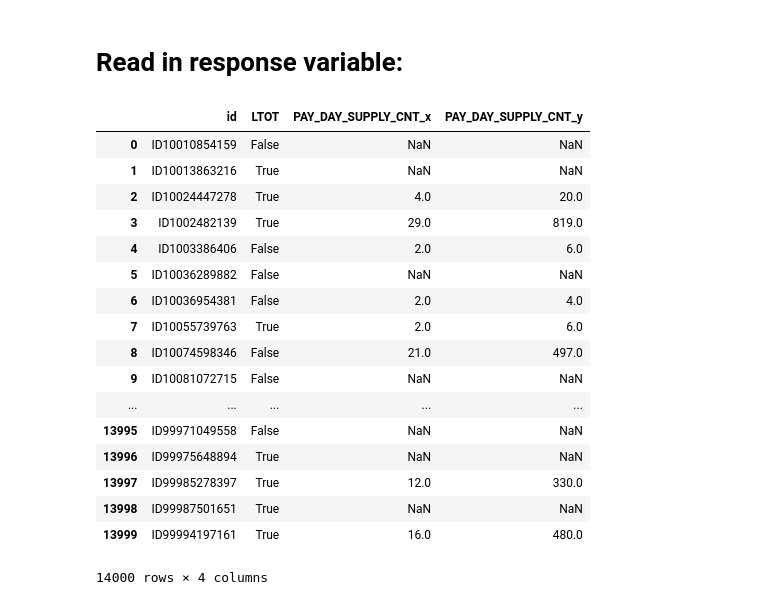
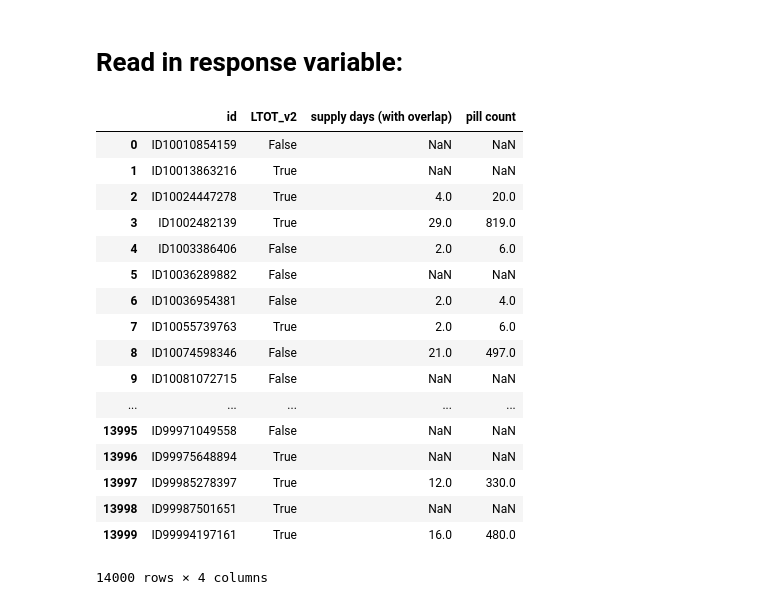
Before and after one commit to chenson2018/Humana-Mays-Competition, a Jupyter notebook: Chris Response Variable Exploration.ipynb, the cells around one changed output. Cells and saved outputs as stored; diff of their text form; code cells hidden in the pictures.

```diff
--- a/Chris Response Variable Exploration.ipynb
+++ b/Chris Response Variable Exploration.ipynb
@@ -267,13 +267,14 @@ supply_sum = day_count.groupby('id')[['PAY_DAY_SUPPLY_CNT']].agg('sum').reset_in
 # %% [markdown]
 # Read in response variable:
 # %%
-response_variable = pd.read_csv('response_variable.csv')
-response_variable = response_variable.iloc[:,:2]
+response_variable = pd.read_csv('response_variable_v2.csv')
 response_variable = pd.merge(response_variable, supply_count, on = 'id', how = 'left')
 response_variable = pd.merge(response_variable, supply_sum, on = 'id', how = 'left')
+response_variable = response_variable.drop(['naive'], axis = 1)
+response_variable.columns = ['id', 'LTOT_v2', 'supply days (with overlap)', 'pill count']
 response_variable
 # %% [output]
-|  | id | LTOT | PAY_DAY_SUPPLY_CNT_x | PAY_DAY_SUPPLY_CNT_y |
+|  | id | LTOT_v2 | supply days (with overlap) | pill count |
 | 0 | ID10010854159 | False | NaN | NaN |
 | 1 | ID10013863216 | True | NaN | NaN |
 | 2 | ID10024447278 | True | 4.0 | 20.0 |
```
Also changed, not shown: parts of 15 cells of this notebook.
